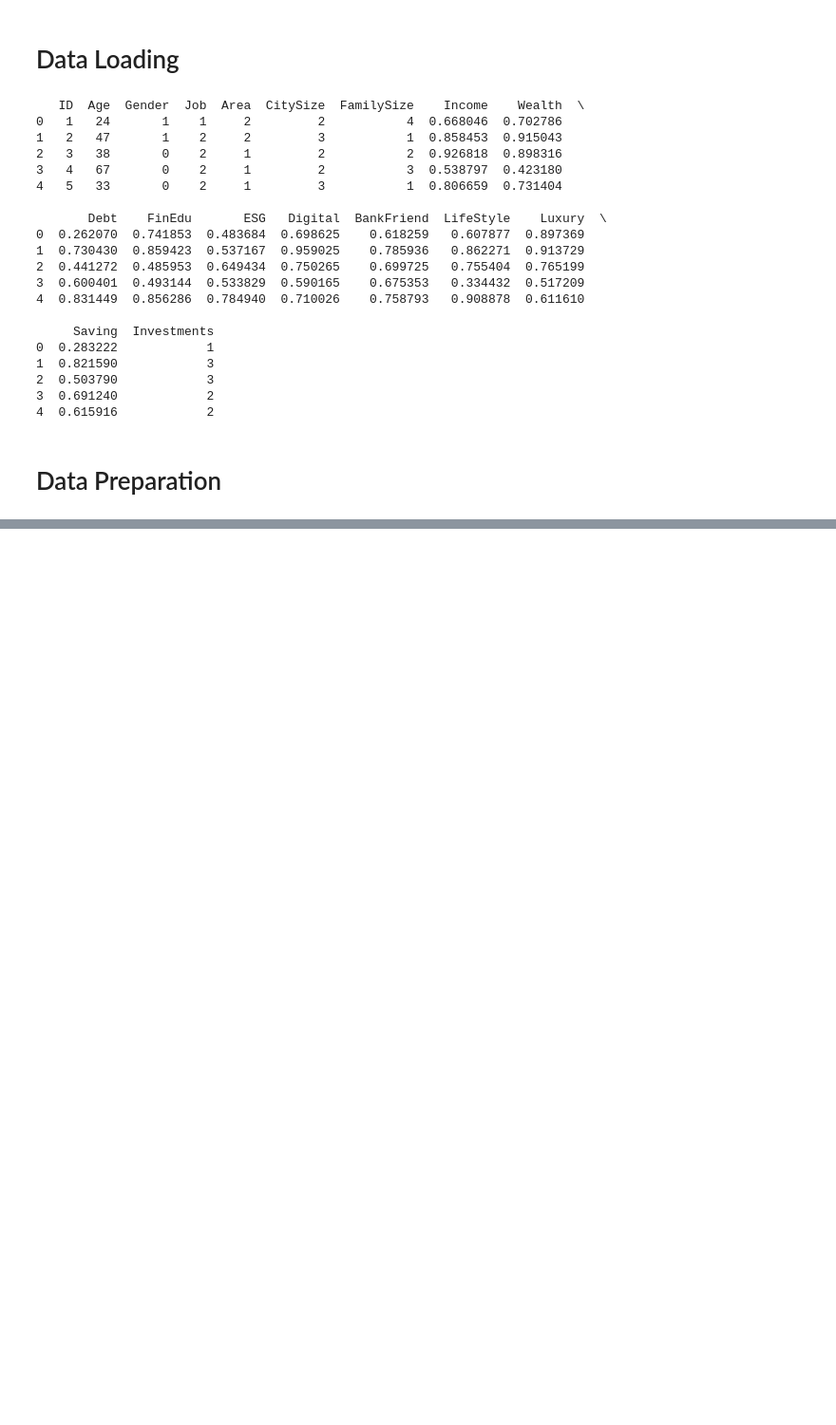
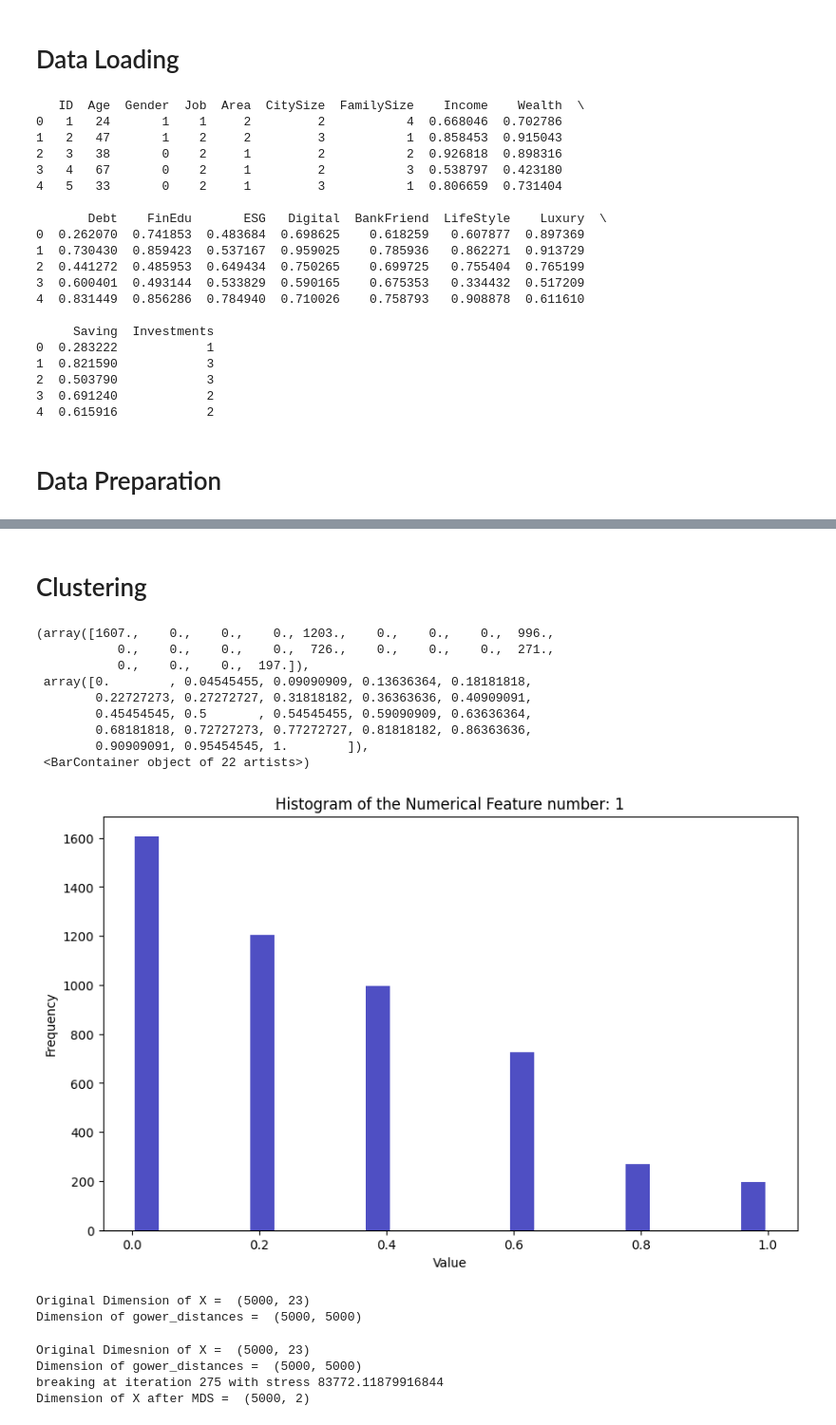
Before and after one commit to Filippo-Galli/Fintech_BC, a Jupyter notebook: BC1/main.ipynb, the cells around one changed output, grey strips where cells are left out. Shown: that part at 95% size. Saved outputs shown, nothing was run; the diff lists cells and outputs as text; code cells hidden in the pictures; blank space fills up the shorter version.

```diff
--- a/BC1/main.ipynb
+++ b/BC1/main.ipynb
@@ -87,0 +108,44 @@ Combined Features Shape: (5000, 22)
+# %% [markdown]
+# Clustering
+# %%
+import matplotlib.pyplot as plt
+
+# Histogram of the first numerical feature
+plt.figure(figsize=(10, 6))
+feature_n = 1
+plt.title(f'Histogram of the Numerical Feature number: {feature_n}')
+plt.xlabel('Value')
+plt.ylabel('Frequency')
+plt.hist(x=X_num[:, feature_n], bins='auto', color='#0504aa', alpha=0.7, rwidth=0.85)
+# %% [output]
+(array([1607.,    0.,    0.,    0., 1203.,    0.,    0.,    0.,  996.,
+           0.,    0.,    0.,    0.,  726.,    0.,    0.,    0.,  271.,
+           0.,    0.,    0.,  197.]),
+ array([0.        , 0.04545455, 0.09090909, 0.13636364, 0.18181818,
+        0.22727273, 0.27272727, 0.31818182, 0.36363636, 0.40909091,
+        0.45454545, 0.5       , 0.54545455, 0.59090909, 0.63636364,
+        0.68181818, 0.72727273, 0.77272727, 0.81818182, 0.86363636,
+        0.90909091, 0.95454545, 1.        ]),
+ <BarContainer object of 22 artists>)
+[figure, added]
+# %%
+from sklearn.manifold import MDS
+import gower
+
+print('Original Dimension of X = ', X.shape)
+# Create an MDS model with the desired number of dimensions
+# Number of dimensions for visualization
+n_components = 3
+mds = MDS(n_components=n_components, verbose = 1, dissimilarity='precomputed')
+
+# Calcolare matrice delle distanze usando la distanza gower
+gower_distances = gower.gower_matrix(X)
+print('Dimension of gower_distances = ',gower_distances.shape)
+
+# Fit the MDS model to your data
+X_reduced = mds.fit_transform(gower_distances)
+
+print('Dimension of X after MDS = ',X_reduced.shape)
+# %% [output]
+Original Dimension of X =  (5000, 23)
+Dimension of gower_distances =  (5000, 5000)
@@ -87,0 +177,23 @@ Combined Features Shape: (5000, 22)
+# %%
+from sklearn.manifold import MDS
+import gower
+
+print('Original Dimesnion of X = ', X.shape)
+# Create an MDS model with the desired number of dimensions
+# Number of dimensions for visualization
+n_components = 2
+mds = MDS(n_components=n_components, verbose = 1, dissimilarity='precomputed')
+
+# Calcolare matrice delle distanze usando la distanza gower
+gower_distances = gower.gower_matrix(X)
+print('Dimension of gower_distances = ',gower_distances.shape)
+
+# Fit the MDS model to your data
+X_reduced = mds.fit_transform(gower_distances)
+
+print('Dimension of X after MDS = ',X_reduced.shape)
+# %% [output]
+Original Dimesnion of X =  (5000, 23)
+Dimension of gower_distances =  (5000, 5000)
+breaking at iteration 275 with stress 83772.11879916844
+Dimension of X after MDS =  (5000, 2)
```
Also changed, not shown: parts of 8 cells of this notebook.
